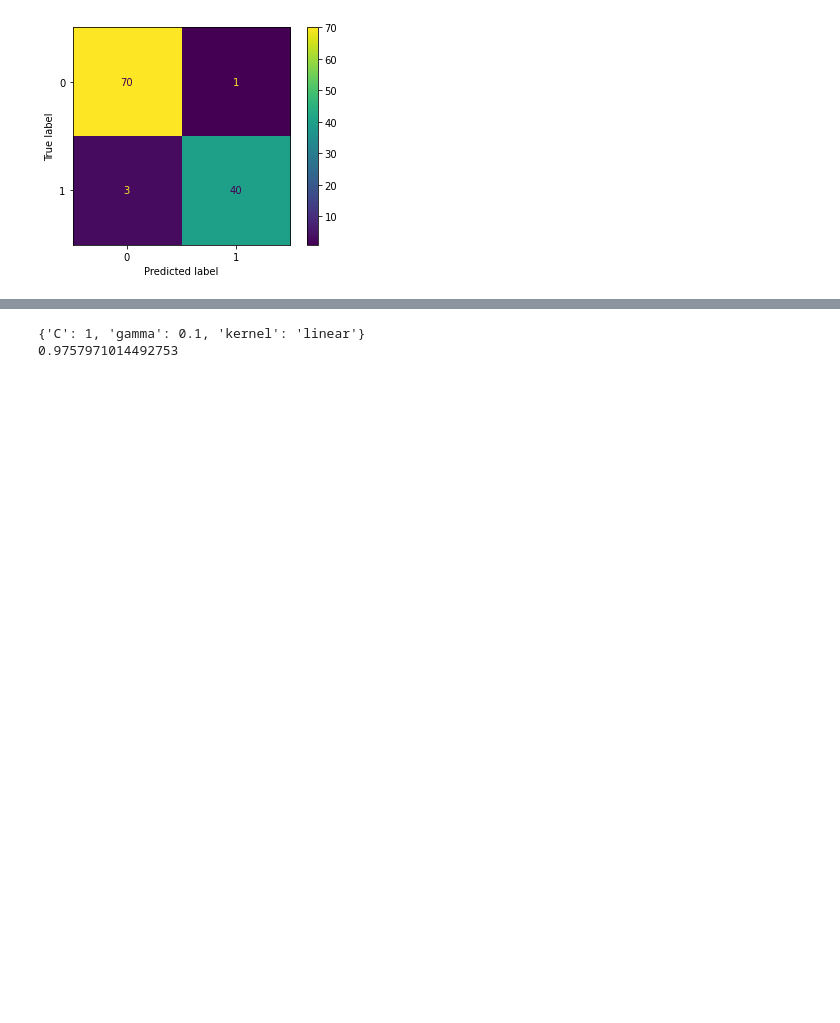
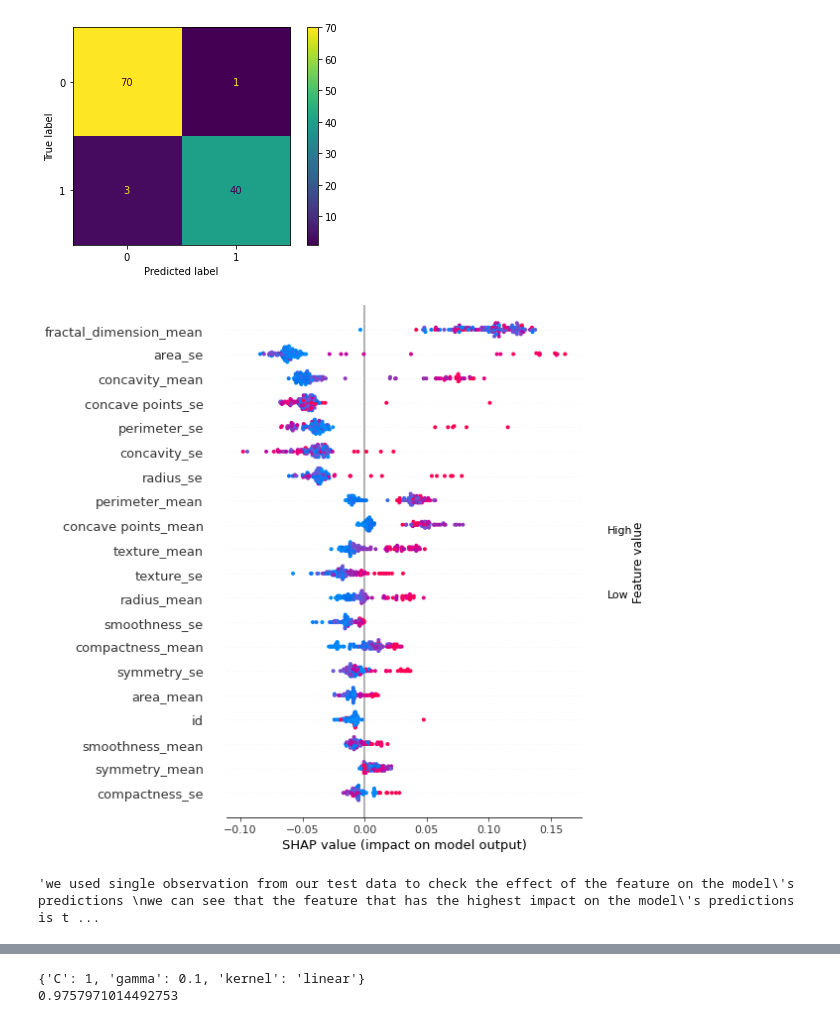
Before and after one commit to colinoy/BreastCancerPrediction, a Jupyter notebook: BreastCancer.ipynb, the cells around one changed output, grey strips where cells are left out. Saved outputs shown, nothing was run; the diff lists cells and outputs as text; code cells hidden in the pictures; blank space fills up the shorter version.

Commit message:
Implemnting shap values on Random Forest classifcation and XGBoost classifcation

```diff
--- a/BreastCancer.ipynb
+++ b/BreastCancer.ipynb
@@ -528,18 +526,47 @@ Index(['radius_mean', 'texture_mean', 'perimeter_mean', 'area_mean',
 # %%
 #now let's check how this effects the model performance
 
-rf = RandomForestClassifier(n_estimators = grid_cv.best_params_['n_estimators'], max_depth= grid_cv.best_params_['max_depth'])
+rf_best = RandomForestClassifier(n_estimators = grid_cv.best_params_['n_estimators'], max_depth= grid_cv.best_params_['max_depth'])
 
-rf.fit(X_train.loc[:, rfe.support_], y_train)
-print(rf.score(X_test.loc[:, rfe.support_], y_test))
+rf_best.fit(X_train.loc[:, rfe.support_], y_train)
+print(rf_best.score(X_test.loc[:, rfe.support_], y_test))
 
 
 #The results are improved in slightly, but not much compared to the results of the algorithm without feature selection
 
-cm = confusion_matrix(y_test, rf.predict(X_test.loc[:, rfe.support_]), labels=rf.classes_)
-disp = ConfusionMatrixDisplay(confusion_matrix=cm,display_labels=rf.classes_)
+cm = confusion_matrix(y_test, rf_best.predict(X_test.loc[:, rfe.support_]), labels=rf_best.classes_)
+disp = ConfusionMatrixDisplay(confusion_matrix=cm,display_labels=rf_best.classes_)
 disp.plot()
 # %% [output]
 0.9649122807017544
 <sklearn.metrics._plot.confusion_matrix.ConfusionMatrixDisplay at 0x...>
 [figure]
+# %%
+#implementing shap (SHapley Additive exPlanations) values to check the explanation of the model
+"""
+SHAP is a method that is used to explain the model's predictions.
+In medical questions, we often want to know what is the effect of a single feature on the model's predictions, and not only the prediction of the whole dataset.
+It's important to learn about the model's predictions, and to understand the effect of a single feature on the model's predictions, in order to make a better decision, especially in medical questions.
+The calculation of SHAP values is based on the average of the marginal effects of each feature on the model's predictions.
+"""
+
+import shap
+
+
+explainer = shap.TreeExplainer(rf_best)
+shap_values = explainer.shap_values(X_test, approximate=False, check_additivity=False)
+
+shap.summary_plot(shap_values[1], X_test)
+#shap_values is a matrix that contains the shap values for each sample and each feature
+
+
+"""we used single observation from our test data to check the effect of the feature on the model's predictions
+we can see that the feature that has the highest impact on the model's predictions is the feature that has the highest importance to the model.
+we can see that the feature "fractal_dimension_mean" has the highest impact on the model's predictions.
+The output of the force_plot function is a visualization of the model's predictions and the effect of the feature on the model's predictions,
+The red represents features that push the prediction higher (to the right), and the blue represents features that push the prediction lower (to the left).
+
+"""
+# %% [output]
+[figure, added]
+'we used single observation from our test data to check the effect of the feature on the model\'s predictions \nwe can see that the feature that has the highest impact on the model\'s predictions is t ...
```
Also changed, not shown: parts of 10 cells of this notebook, 1 other file.
